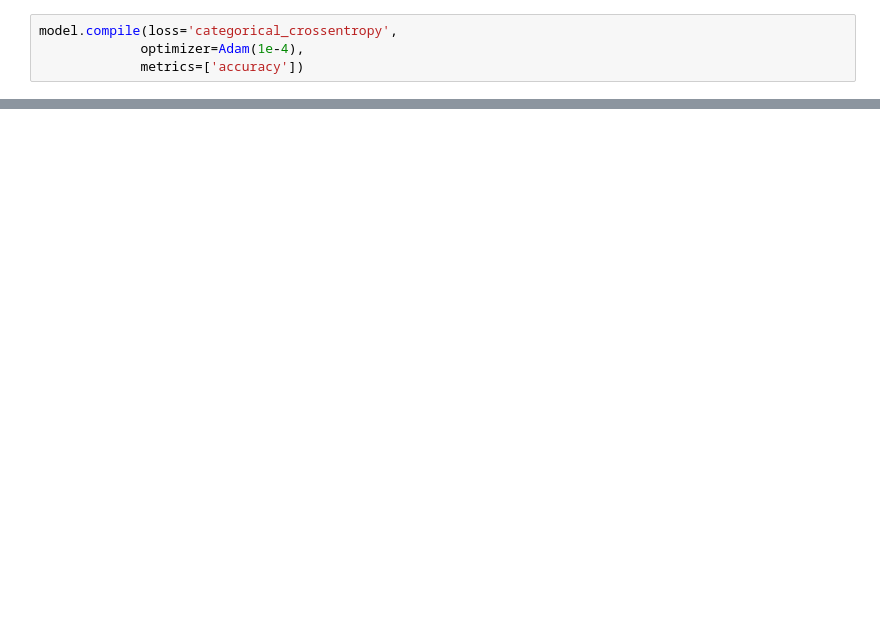
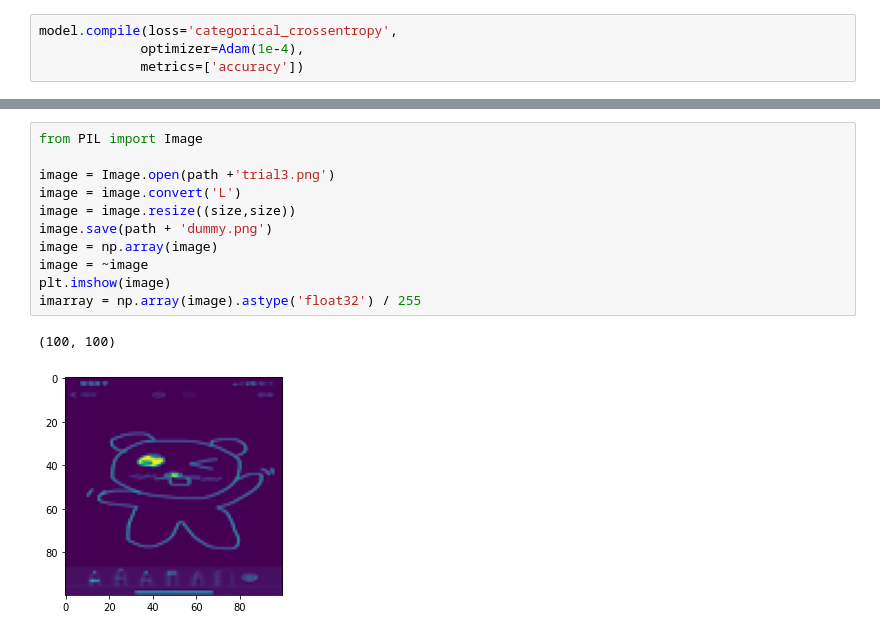
Before and after one commit to tommyj10/MiniProject2, a Jupyter notebook: Untitled.ipynb, the cells around one changed output, grey strips where cells are left out. Cells and saved outputs as stored; diff of their text form; blank space fills up the shorter version.

```diff
--- a/Untitled.ipynb
+++ b/Untitled.ipynb
@@ -297,0 +262,14 @@ plt.show()
+# %%
+from PIL import Image
+
+image = Image.open(path +'trial3.png')
+image = image.convert('L')
+image = image.resize((size,size))
+image.save(path + 'dummy.png')
+image = np.array(image)
+image = ~image
+plt.imshow(image)
+imarray = np.array(image).astype('float32') / 255
+# %% [output]
+(100, 100)
+[figure, added]
```
Also changed, not shown: parts of 19 cells of this notebook.
